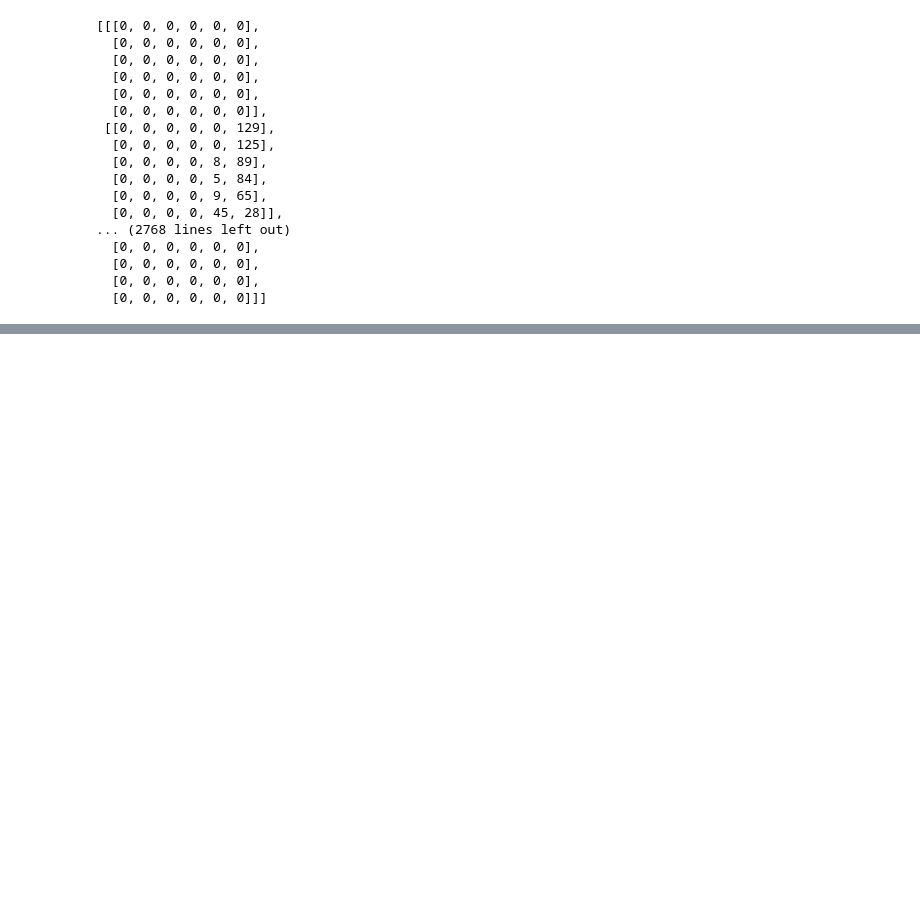
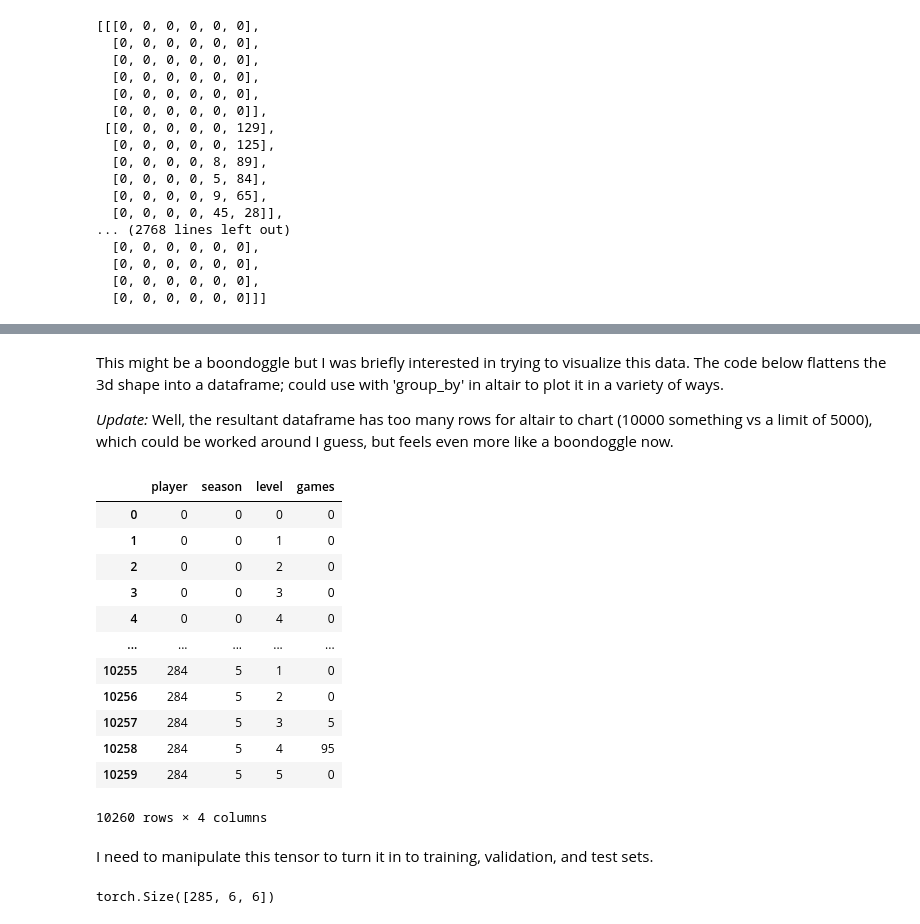
Before and after one commit to lcbogie/MiLB_Clustering_Project, a Jupyter notebook: intl_lg_2026_data_construction.ipynb, the cells around one changed output, grey strips where cells are left out. Saved outputs shown, nothing was run; the diff lists cells and outputs as text; code cells hidden in the pictures; blank space fills up the shorter version.

Commit message:
Narrowed dataset to hitters only; incomplete work on window slicing for training - validation - testing splits

```diff
--- a/intl_lg_2026_data_construction.ipynb
+++ b/intl_lg_2026_data_construction.ipynb
@@ -205,0 +212,2 @@ master_list
+# %%
+master_list_array = np.array(master_list)
@@ -205,0 +218,6 @@ master_list
+# %%
+cleaned_list = []
+for i in range(0, len(master_list_array)):
+    if sum(sum(master_list_array[i])) != 0:
+        cleaned_list.append(master_list_array[i])
+cleaned_list
@@ -205,0 +246,3 @@ master_list
+# %%
+clean_array = np.array(cleaned_list)
+clean_array
@@ -205,0 +267,34 @@ master_list
+# %% [markdown]
+This might be a boondoggle but I was briefly interested in trying to visualize this data. The code below flattens the 3d shape into a dataframe; could use with 'group_by' in altair to plot it in a variety of ways.
+
+*Update:* Well, the resultant dataframe has too many rows for altair to chart (10000 something vs a limit of 5000), which could be worked around I guess, but feels even more like a boondoggle now.
+# %%
+dataset_df = pd.DataFrame(
+    [
+        {
+            "player": l,
+            "season": r,
+            "level": c,
+            "games": clean_array[l, r, c],
+        }
+        for l in range(clean_array.shape[0])
+        for r in range(clean_array.shape[1])
+        for c in range(clean_array.shape[2])
+    ]
+)
+
+dataset_df
+# %% [output]
+|  | player | season | level | games |
+| 0 | 0 | 0 | 0 | 0 |
+| 1 | 0 | 0 | 1 | 0 |
+| 2 | 0 | 0 | 2 | 0 |
+| 3 | 0 | 0 | 3 | 0 |
+| 4 | 0 | 0 | 4 | 0 |
+| ... | ... | ... | ... | ... |
+| 10255 | 284 | 5 | 1 | 0 |
+| 10256 | 284 | 5 | 2 | 0 |
+| 10257 | 284 | 5 | 3 | 5 |
+| 10258 | 284 | 5 | 4 | 95 |
+| 10259 | 284 | 5 | 5 | 0 |
+10260 rows × 4 columns
@@ -205,0 +303,6 @@ master_list
+# %% [markdown]
+I need to manipulate this tensor to turn it in to training, validation, and test sets.
+# %%
+data_tensor.shape
+# %% [output]
+torch.Size([285, 6, 6])
```
Also changed, not shown: parts of 15 cells of this notebook.
